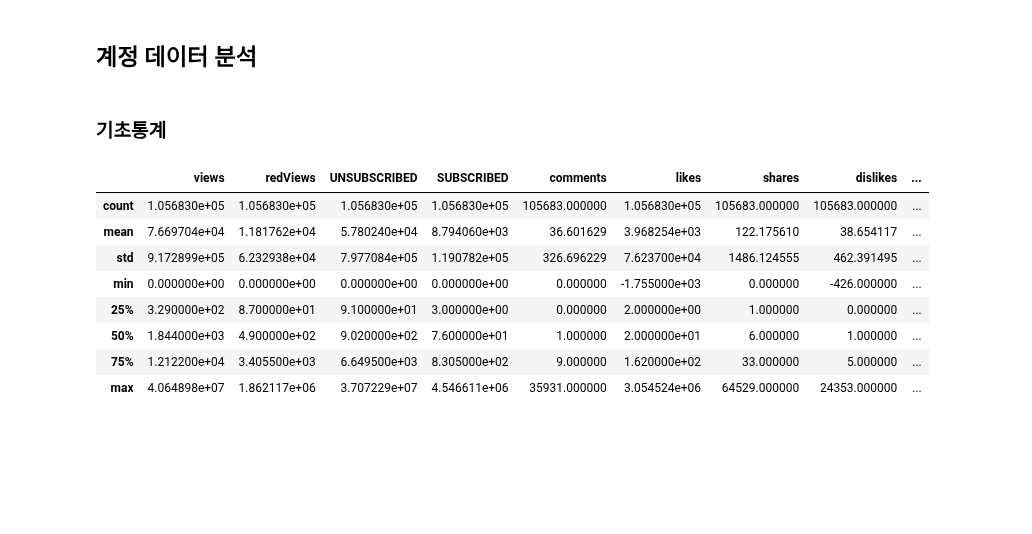
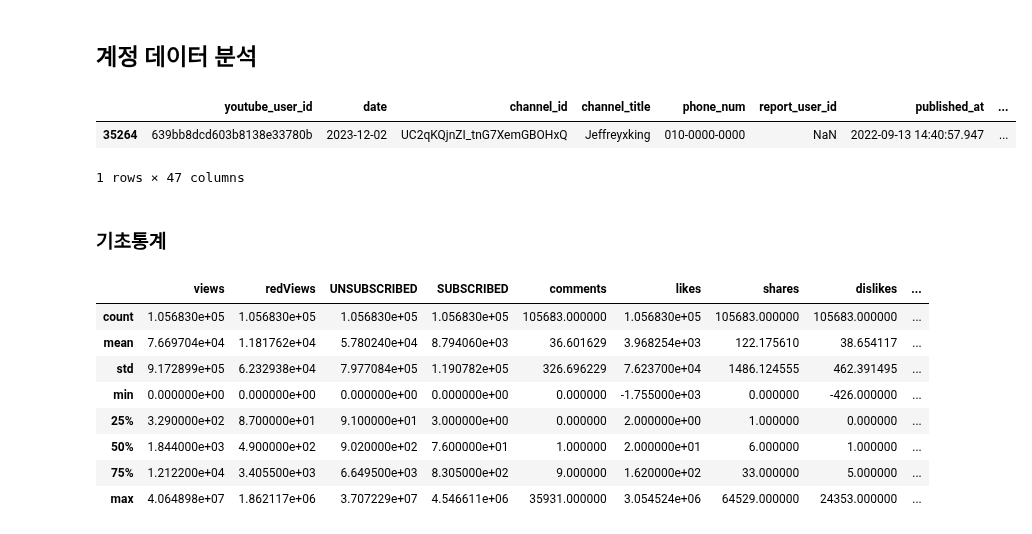
Before and after one commit to kkwann/awake, a Jupyter notebook: 3.EDA.ipynb, the cells around one changed output. Cells and saved outputs as stored; diff of their text form; code cells hidden in the pictures; blank space fills up the shorter version.

```diff
--- a/3.EDA.ipynb
+++ b/3.EDA.ipynb
@@ -22,6 +22,12 @@ merge_df_users_fin = pd.read_csv('C:/py_src/awake/data/merge_df_users_fin.csv',
 youtube_videos = pd.read_csv(file_path + 'youtube_videos.csv')
 # %% [markdown]
 ## 계정 데이터 분석
+# %%
+merge_df_users_fin[merge_df_users_fin['views'] == merge_df_users_fin[merge_df_users_fin['date']=='2023-12-02']['views'].max()]
+# %% [output]
+|  | youtube_user_id | date | channel_id | channel_title | phone_num | report_user_id | published_at | ... |
+| 35264 | 639bb8dcd603b8138e33780b | 2023-12-02 | UC2qKQjnZI_tnG7XemGBOHxQ | Jeffreyxking | 010-0000-0000 | NaN | 2022-09-13 14:40:57.947 | ... |
+1 rows × 47 columns
 # %% [markdown]
 ### 기초통계
 # %%
```
Also changed, not shown: parts of 6 cells of this notebook.
